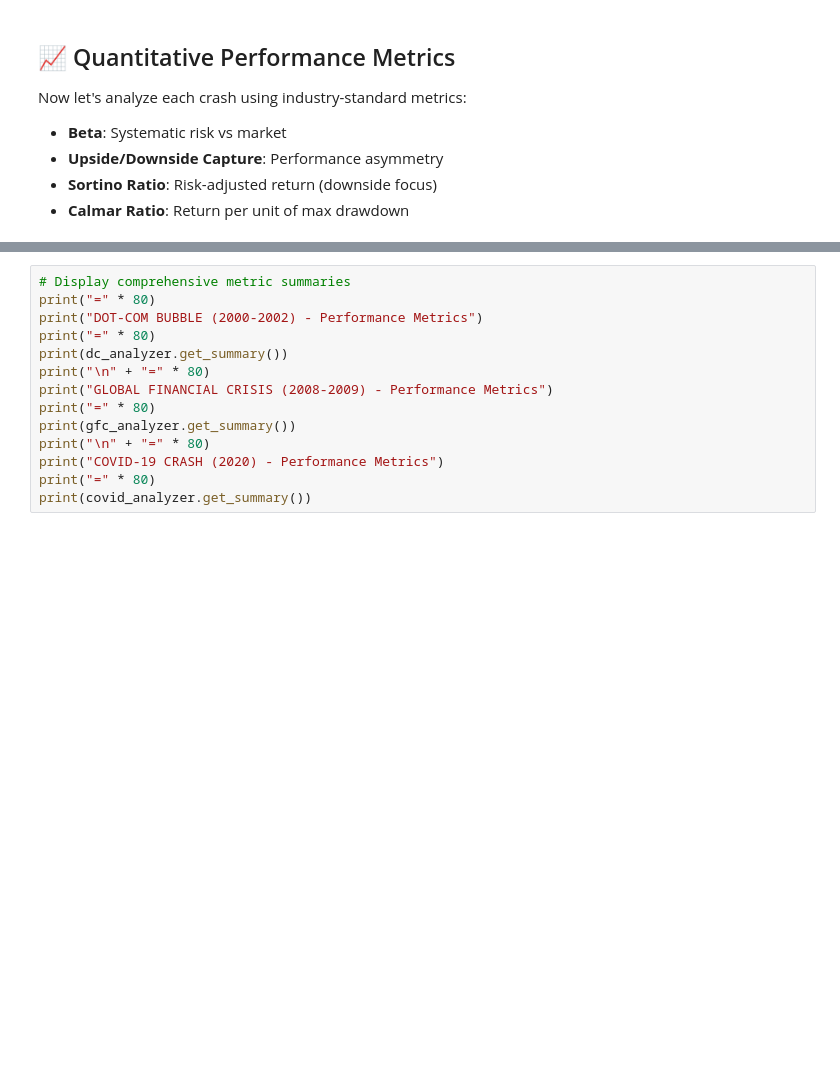
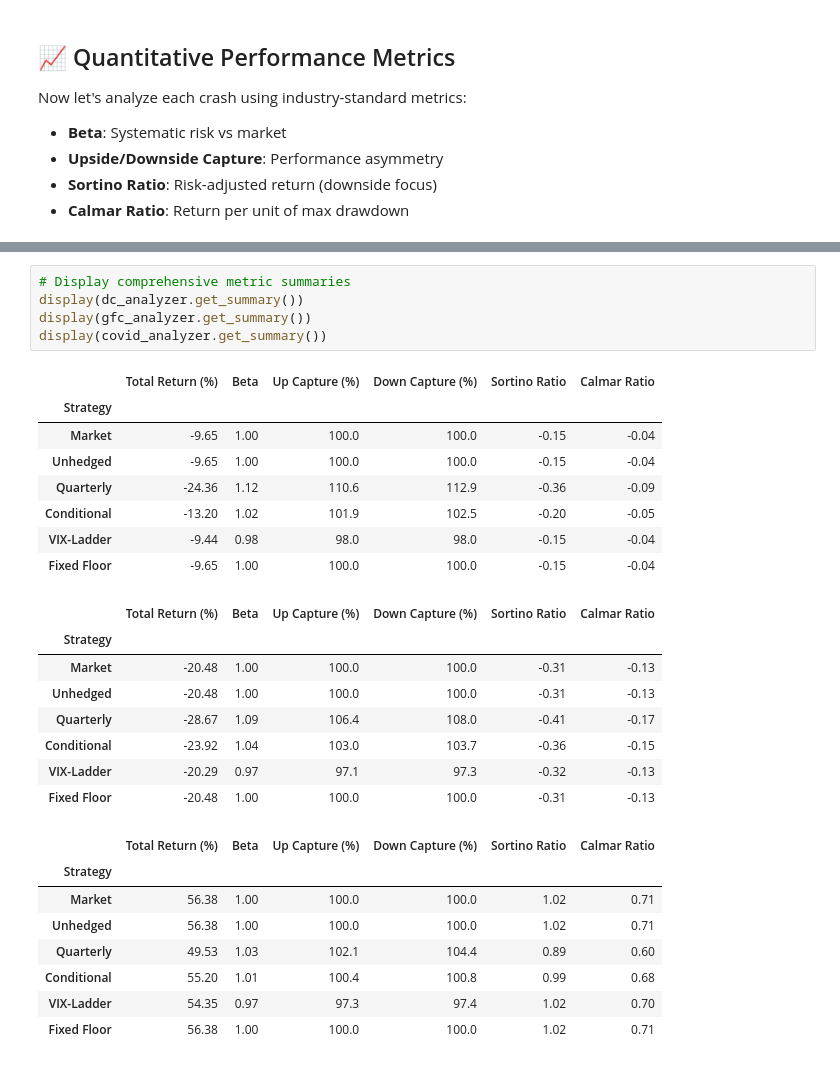
Before and after one commit to cmu-21393-f25-group-D/options-hedge, a Jupyter notebook: notebooks/simulate_portfolio.ipynb, the cells around one changed output, grey strips where cells are left out. Drawn from its saved outputs; the diff is of its cells as text; blank space fills up the shorter version.

```diff
--- a/notebooks/simulate_portfolio.ipynb
+++ b/notebooks/simulate_portfolio.ipynb
@@ -415,17 +653,33 @@ print("✓ Created analyzers for all three crashes")
 # %%
 # Display comprehensive metric summaries
-print("=" * 80)
-print("DOT-COM BUBBLE (2000-2002) - Performance Metrics")
-print("=" * 80)
-print(dc_analyzer.get_summary())
-print("\n" + "=" * 80)
-print("GLOBAL FINANCIAL CRISIS (2008-2009) - Performance Metrics")
-print("=" * 80)
-print(gfc_analyzer.get_summary())
-print("\n" + "=" * 80)
-print("COVID-19 CRASH (2020) - Performance Metrics")
-print("=" * 80)
-print(covid_analyzer.get_summary())
+display(dc_analyzer.get_summary())
+display(gfc_analyzer.get_summary())
+display(covid_analyzer.get_summary())
+# %% [output]
+|  | Total Return (%) | Beta | Up Capture (%) | Down Capture (%) | Sortino Ratio | Calmar Ratio |
+| Strategy |  |  |  |  |  |  |
+| Market | -9.65 | 1.00 | 100.0 | 100.0 | -0.15 | -0.04 |
+| Unhedged | -9.65 | 1.00 | 100.0 | 100.0 | -0.15 | -0.04 |
+| Quarterly | -24.36 | 1.12 | 110.6 | 112.9 | -0.36 | -0.09 |
+| Conditional | -13.20 | 1.02 | 101.9 | 102.5 | -0.20 | -0.05 |
+| VIX-Ladder | -9.44 | 0.98 | 98.0 | 98.0 | -0.15 | -0.04 |
+| Fixed Floor | -9.65 | 1.00 | 100.0 | 100.0 | -0.15 | -0.04 |
+|  | Total Return (%) | Beta | Up Capture (%) | Down Capture (%) | Sortino Ratio | Calmar Ratio |
+| Strategy |  |  |  |  |  |  |
+| Market | -20.48 | 1.00 | 100.0 | 100.0 | -0.31 | -0.13 |
+| Unhedged | -20.48 | 1.00 | 100.0 | 100.0 | -0.31 | -0.13 |
+| Quarterly | -28.67 | 1.09 | 106.4 | 108.0 | -0.41 | -0.17 |
+| Conditional | -23.92 | 1.04 | 103.0 | 103.7 | -0.36 | -0.15 |
+| VIX-Ladder | -20.29 | 0.97 | 97.1 | 97.3 | -0.32 | -0.13 |
+| Fixed Floor | -20.48 | 1.00 | 100.0 | 100.0 | -0.31 | -0.13 |
+|  | Total Return (%) | Beta | Up Capture (%) | Down Capture (%) | Sortino Ratio | Calmar Ratio |
+| Strategy |  |  |  |  |  |  |
+| Market | 56.38 | 1.00 | 100.0 | 100.0 | 1.02 | 0.71 |
+| Unhedged | 56.38 | 1.00 | 100.0 | 100.0 | 1.02 | 0.71 |
+| Quarterly | 49.53 | 1.03 | 102.1 | 104.4 | 0.89 | 0.60 |
+| Conditional | 55.20 | 1.01 | 100.4 | 100.8 | 0.99 | 0.68 |
+| VIX-Ladder | 54.35 | 0.97 | 97.3 | 97.4 | 1.02 | 0.70 |
+| Fixed Floor | 56.38 | 1.00 | 100.0 | 100.0 | 1.02 | 0.71 |
 # %%
 # Visualize Capture Ratios across crashes
 fig, axes = plt.subplots(1, 3, figsize=(18, 5))
```
Also changed, not shown: parts of 13 cells of this notebook, 11 other files.
